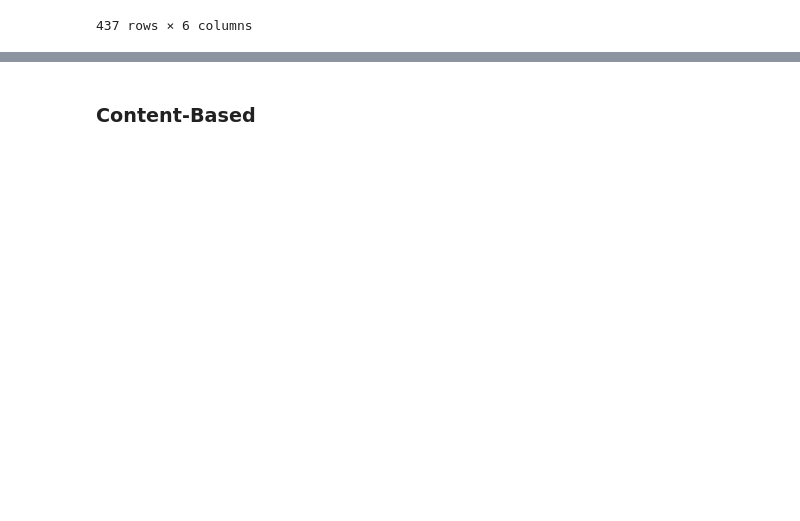
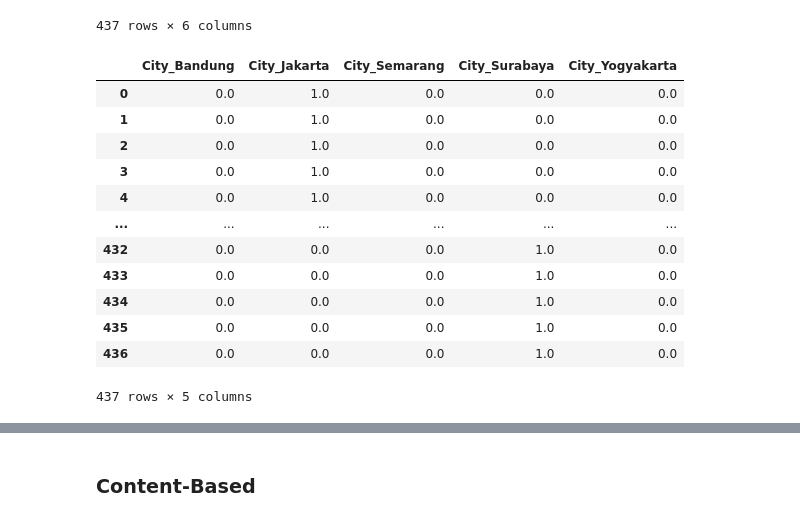
Before and after one commit to AFreborn22/recomDestination, a Jupyter notebook: recom.ipynb, the cells around one changed output, grey strips where cells are left out. Cells and saved outputs as stored; diff of their text form; code cells hidden in the pictures; blank space fills up the shorter version.

```diff
--- a/recom.ipynb
+++ b/recom.ipynb
@@ -100,5 +100,6 @@ memory usage: 37.7+ KB
 ### PREPROCESSING
 di encode + cari kesamaan pake cosine similarity
 # %%
-oneHot = OneHotEncoder(sparse=False)
+oneHotCategory = OneHotEncoder(sparse=False)
+oneHotCity = OneHotEncoder(sparse=False)
 # %%
@@ -121,5 +124,21 @@ categoryEncoded
 | 435 | 0.0 | 0.0 | 0.0 | 0.0 | 1.0 | ... |
 | 436 | 0.0 | 0.0 | 0.0 | 0.0 | 0.0 | ... |
 437 rows × 6 columns
+# %%
+cityEncoded
+# %% [output]
+|  | City_Bandung | City_Jakarta | City_Semarang | City_Surabaya | City_Yogyakarta |
+| 0 | 0.0 | 1.0 | 0.0 | 0.0 | 0.0 |
+| 1 | 0.0 | 1.0 | 0.0 | 0.0 | 0.0 |
+| 2 | 0.0 | 1.0 | 0.0 | 0.0 | 0.0 |
+| 3 | 0.0 | 1.0 | 0.0 | 0.0 | 0.0 |
+| 4 | 0.0 | 1.0 | 0.0 | 0.0 | 0.0 |
+| ... | ... | ... | ... | ... | ... |
+| 432 | 0.0 | 0.0 | 0.0 | 1.0 | 0.0 |
+| 433 | 0.0 | 0.0 | 0.0 | 1.0 | 0.0 |
+| 434 | 0.0 | 0.0 | 0.0 | 1.0 | 0.0 |
+| 435 | 0.0 | 0.0 | 0.0 | 1.0 | 0.0 |
+| 436 | 0.0 | 0.0 | 0.0 | 1.0 | 0.0 |
+437 rows × 5 columns
 # %%
 cosineSim = cosine_similarity(categoryEncoded)
```
Also changed, not shown: parts of 20 cells of this notebook.
